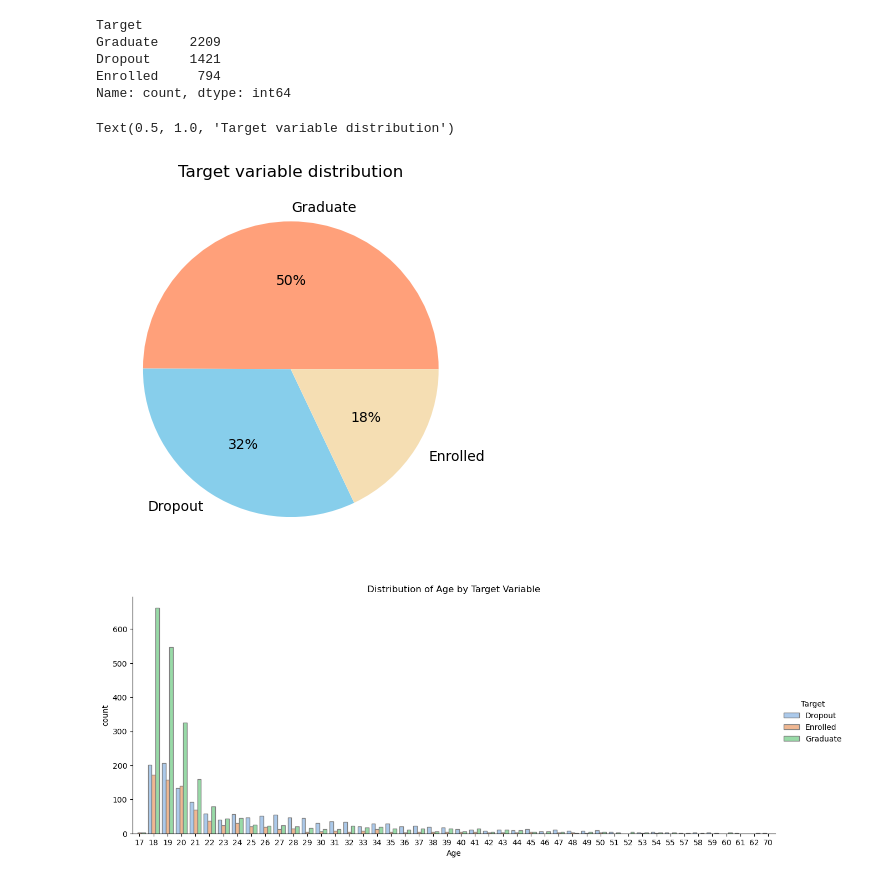
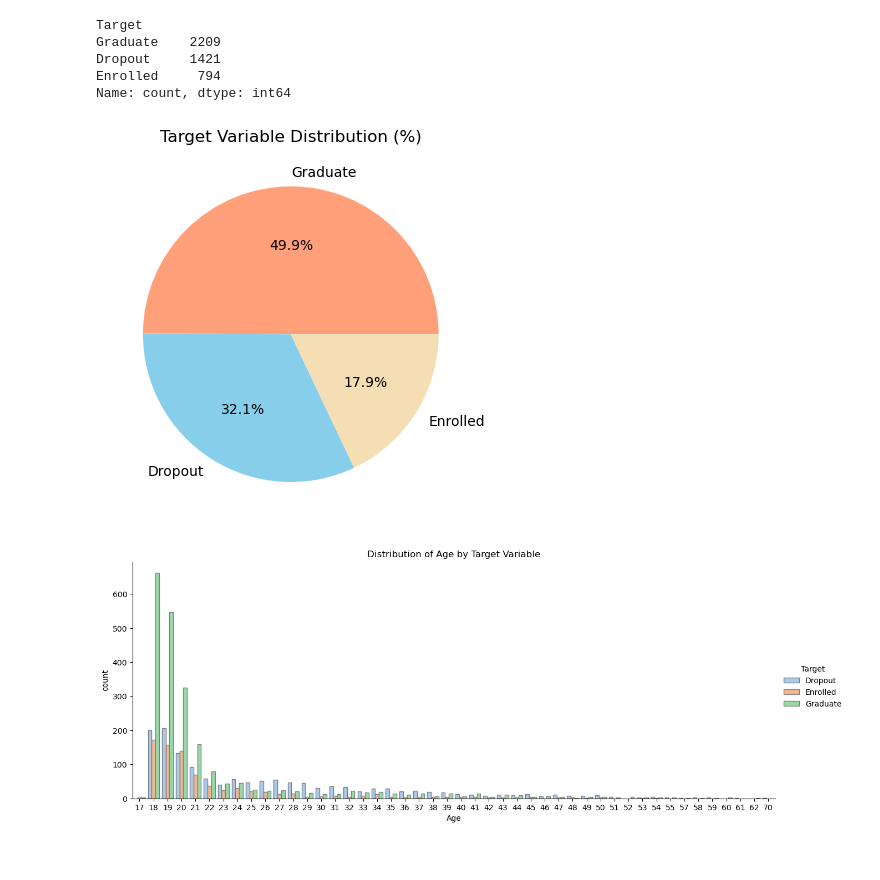
Before and after one commit to martiFabia/DMML_project, a Jupyter notebook: notebook/eda.ipynb, the cells around one changed output. Saved outputs shown, nothing was run; the diff lists cells and outputs as text; code cells hidden in the pictures.

```diff
--- a/notebook/eda.ipynb
+++ b/notebook/eda.ipynb
@@ -196,17 +196,17 @@ Graduate    2209
 Dropout     1421
 Enrolled     794
 Name: count, dtype: int64
-# %%
-# Check the proportion of the labels in the target variable
-labels = df['Target'].value_counts().index
-values = df['Target'].value_counts().values
-
-plt.pie(values, labels = labels, colors = ['lightsalmon', 'skyblue', 'wheat'],
-        autopct = '%1.0f%%')
-plt.title('Target variable distribution')
-# %% [output]
-Text(0.5, 1.0, 'Target variable distribution')
-[figure, removed]
+# %%
+# Plot the percentage distribution of the target variable
+target_counts = df['Target'].value_counts(normalize=True) * 100
+labels = target_counts.index
+values = target_counts.values
+
+plt.pie(values, labels=labels, colors=['lightsalmon', 'skyblue', 'wheat'], autopct='%1.1f%%')
+plt.title('Target Variable Distribution (%)')
+plt.show()
+# %% [output]
+[figure, added]
 # %%
 sns.catplot(x = "Age",
             hue = "Target",
```
Also changed, not shown: parts of 21 cells of this notebook, 4 other files.
